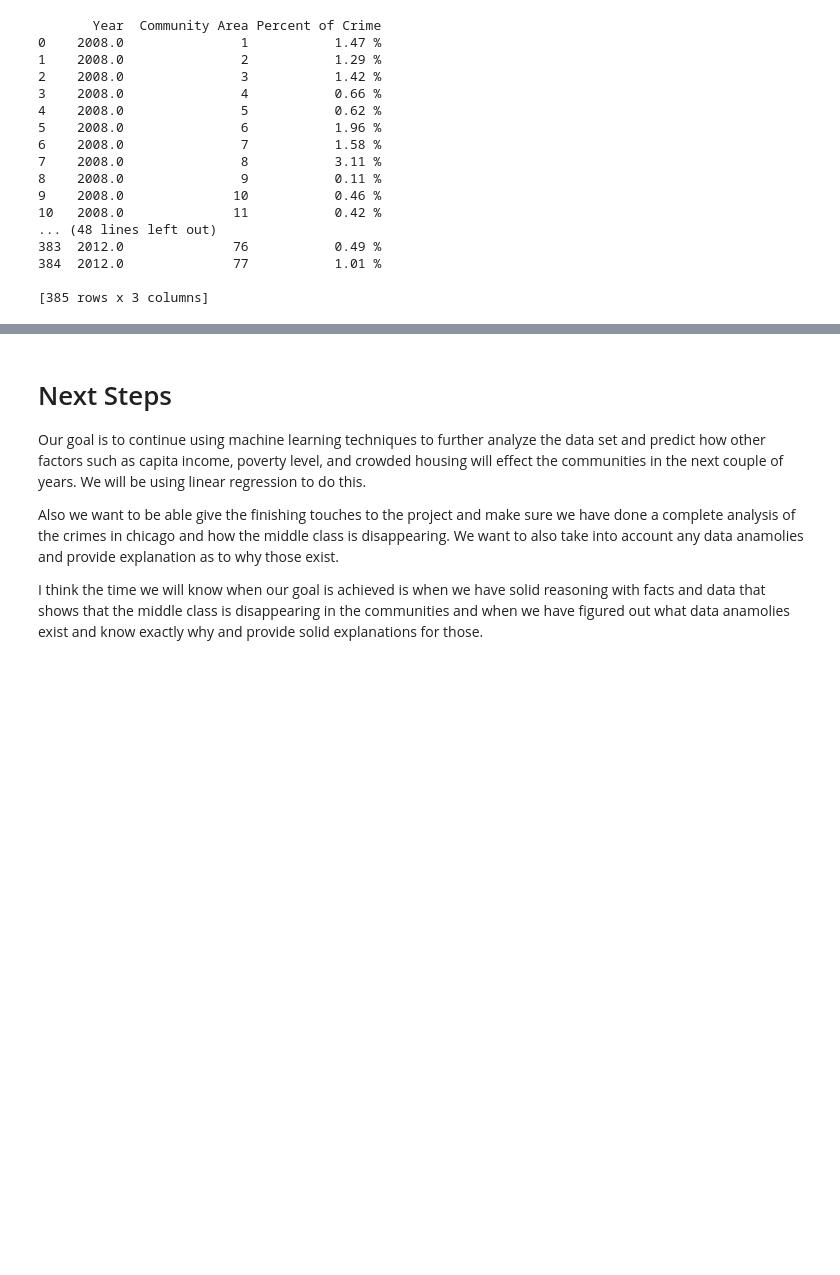
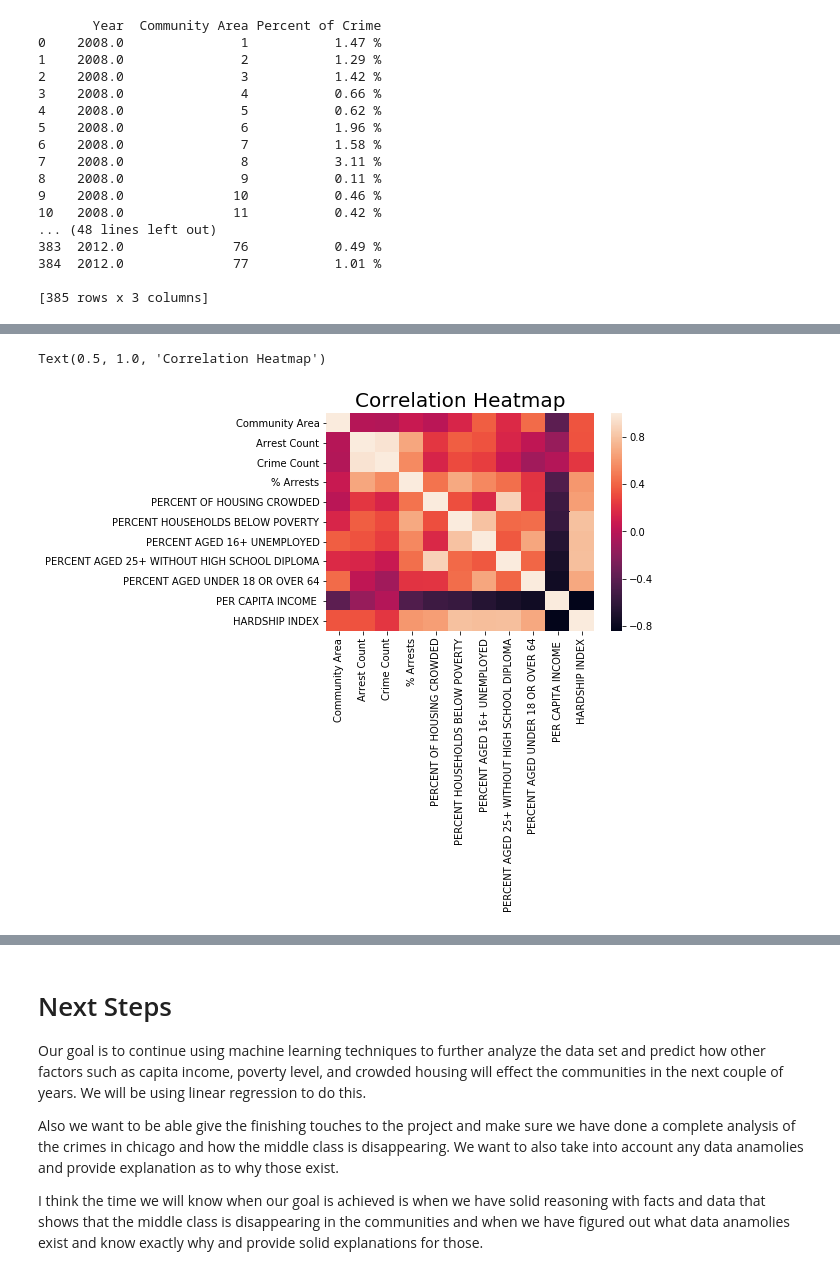
Before and after one commit to edgeslab/CS418-Project, a Jupyter notebook: 418_ProjectV3.ipynb, the cells around one changed output, grey strips where cells are left out. Drawn from its saved outputs; the diff is of its cells as text; code cells hidden in the pictures; blank space fills up the shorter version.

```diff
--- a/418_ProjectV3.ipynb
+++ b/418_ProjectV3.ipynb
@@ -284,0 +297,6 @@ sns.heatmap(x)
+# %%
+# Check the correlation
+sns.heatmap( socioecon_and_crime_map.corr() ).set_title("Correlation Heatmap", size=20)
+# %% [output]
+Text(0.5, 1.0, 'Correlation Heatmap')
+[figure, added]
```
Also changed, not shown: parts of 19 cells of this notebook.
